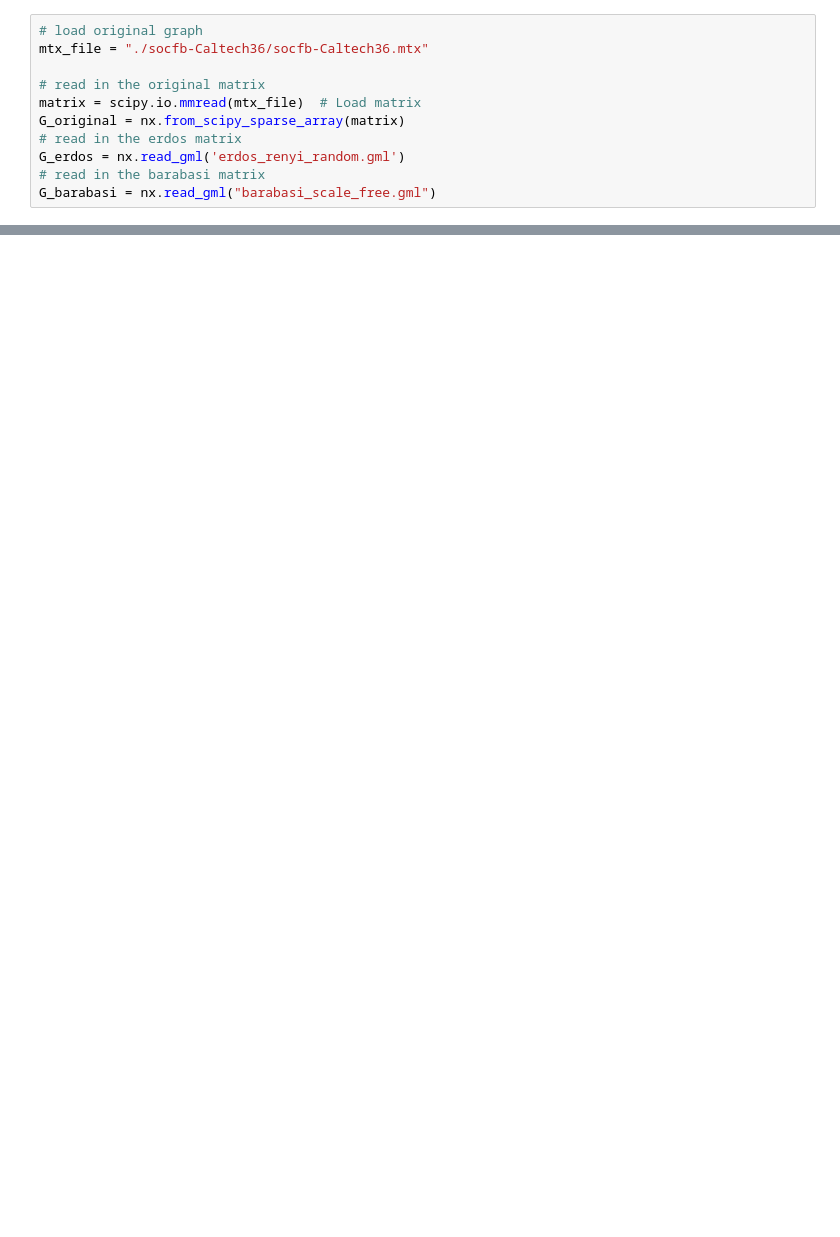
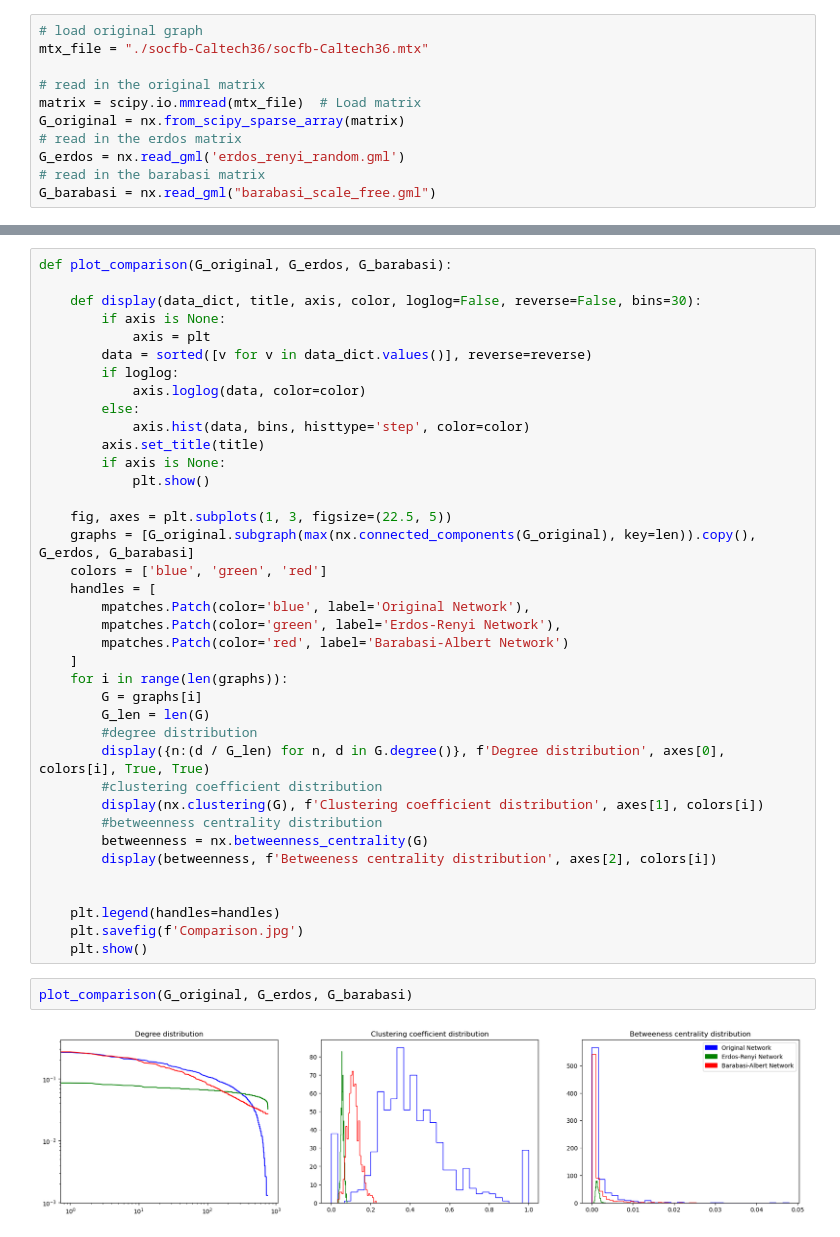
Before and after one commit to Saska1618/SocialNetworkAnalysis, a Jupyter notebook: analysis.ipynb, the cells around one changed output, grey strips where cells are left out. Drawn from its saved outputs; the diff is of its cells as text; blank space fills up the shorter version.

```diff
--- a/analysis.ipynb
+++ b/analysis.ipynb
@@ -120,0 +135,42 @@ analyze_centrality(G_barabasi, 'Barabasi Graph')
+# %%
+def plot_comparison(G_original, G_erdos, G_barabasi):
+
+    def display(data_dict, title, axis, color, loglog=False, reverse=False, bins=30):
+        if axis is None:
+            axis = plt
+        data = sorted([v for v in data_dict.values()], reverse=reverse)
+        if loglog:
+            axis.loglog(data, color=color)
+        else:
+            axis.hist(data, bins, histtype='step', color=color)
+        axis.set_title(title)
+        if axis is None:
+            plt.show()
+
+    fig, axes = plt.subplots(1, 3, figsize=(22.5, 5))
+    graphs = [G_original.subgraph(max(nx.connected_components(G_original), key=len)).copy(), G_erdos, G_barabasi]
+    colors = ['blue', 'green', 'red']
+    handles = [
+        mpatches.Patch(color='blue', label='Original Network'),
+        mpatches.Patch(color='green', label='Erdos-Renyi Network'),
+        mpatches.Patch(color='red', label='Barabasi-Albert Network')
+    ]
+    for i in range(len(graphs)):
+        G = graphs[i]
+        G_len = len(G)
+        #degree distribution
+        display({n:(d / G_len) for n, d in G.degree()}, f'Degree distribution', axes[0], colors[i], True, True)
+        #clustering coefficient distribution
+        display(nx.clustering(G), f'Clustering coefficient distribution', axes[1], colors[i])
+        #betweenness centrality distribution
+        betweenness = nx.betweenness_centrality(G)
+        display(betweenness, f'Betweeness centrality distribution', axes[2], colors[i])
+
+
+    plt.legend(handles=handles)
+    plt.savefig(f'Comparison.jpg')
+    plt.show()
+# %%
+plot_comparison(G_original, G_erdos, G_barabasi)
+# %% [output]
+[figure, added]
```
Also changed, not shown: parts of 6 cells of this notebook, 1 other file.
